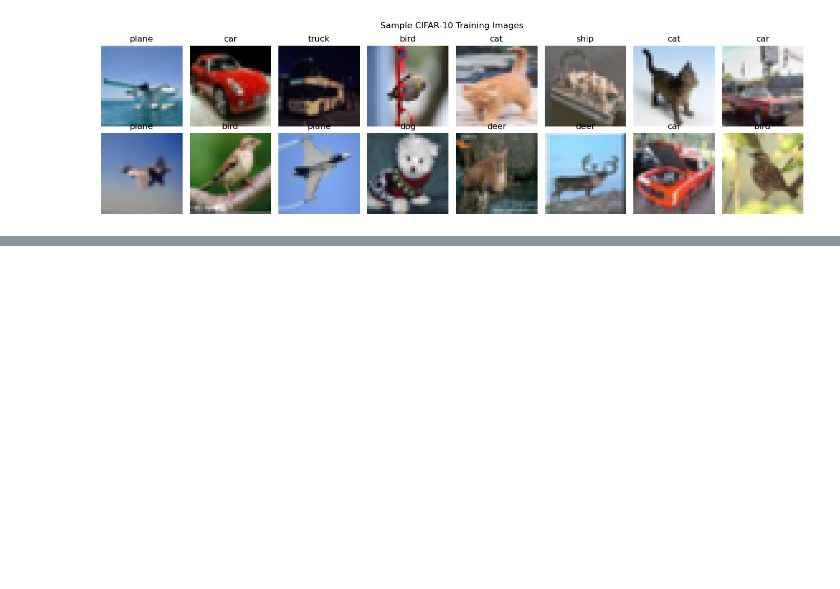
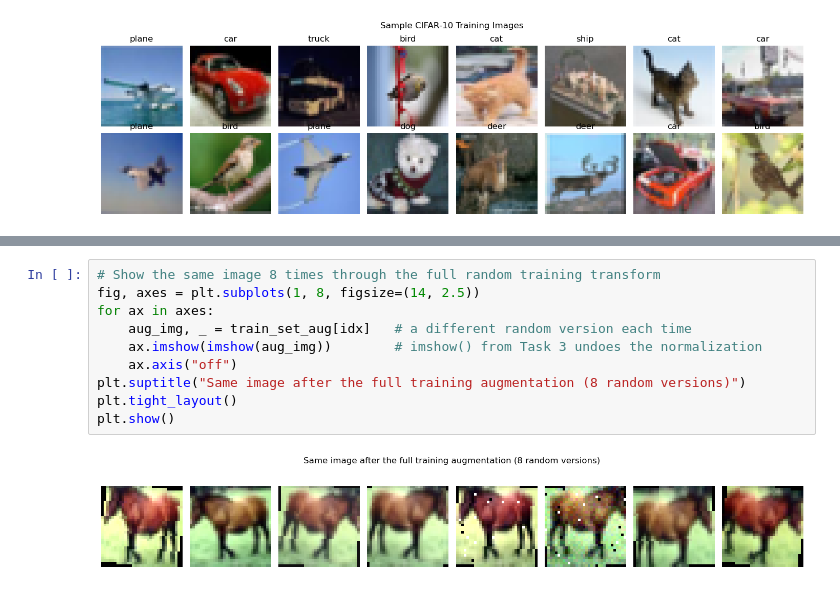
Before and after one commit to bayanAlghamdi/Deep-Learning-Assignment-2, a Jupyter notebook: Assignment-2 DL.ipynb, the cells around one changed output, grey strips where cells are left out. Drawn from its saved outputs; the diff is of its cells as text; blank space fills up the shorter version.

Commit message:
Task 4 Done

```diff
--- a/Assignment-2 DL.ipynb
+++ b/Assignment-2 DL.ipynb
@@ -197,0 +326,12 @@ plt.show()
+# %%
+# Show the same image 8 times through the full random training transform
+fig, axes = plt.subplots(1, 8, figsize=(14, 2.5))
+for ax in axes:
+    aug_img, _ = train_set_aug[idx]   # a different random version each time
+    ax.imshow(imshow(aug_img))        # imshow() from Task 3 undoes the normalization
+    ax.axis("off")
+plt.suptitle("Same image after the full training augmentation (8 random versions)")
+plt.tight_layout()
+plt.show()
+# %% [output]
+[figure, added]
```
Also changed, not shown: parts of 4 cells of this notebook.
